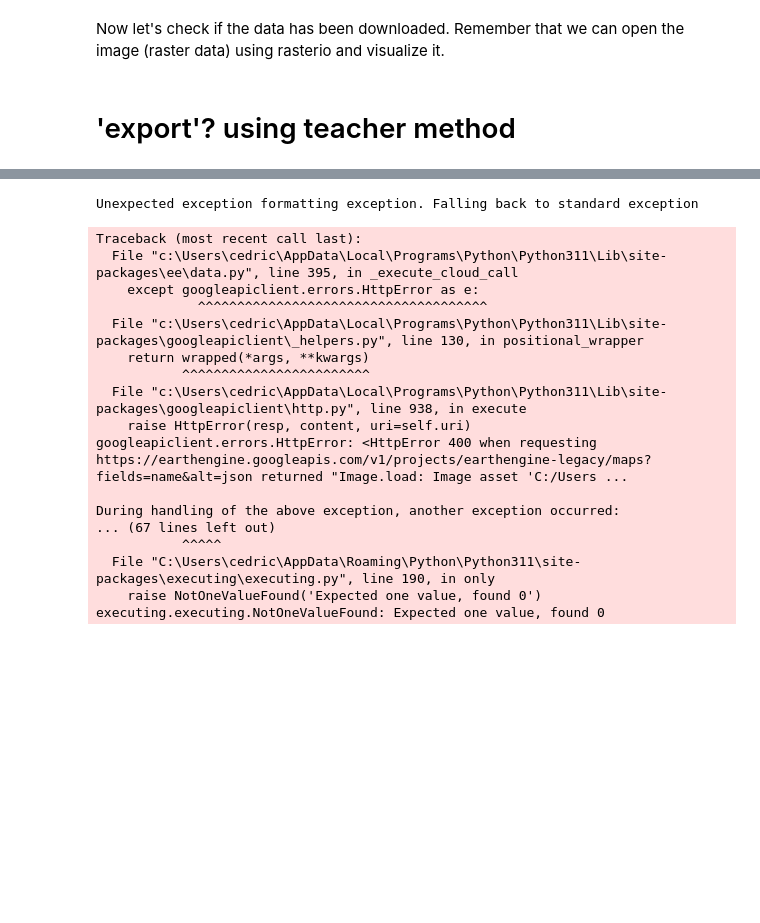
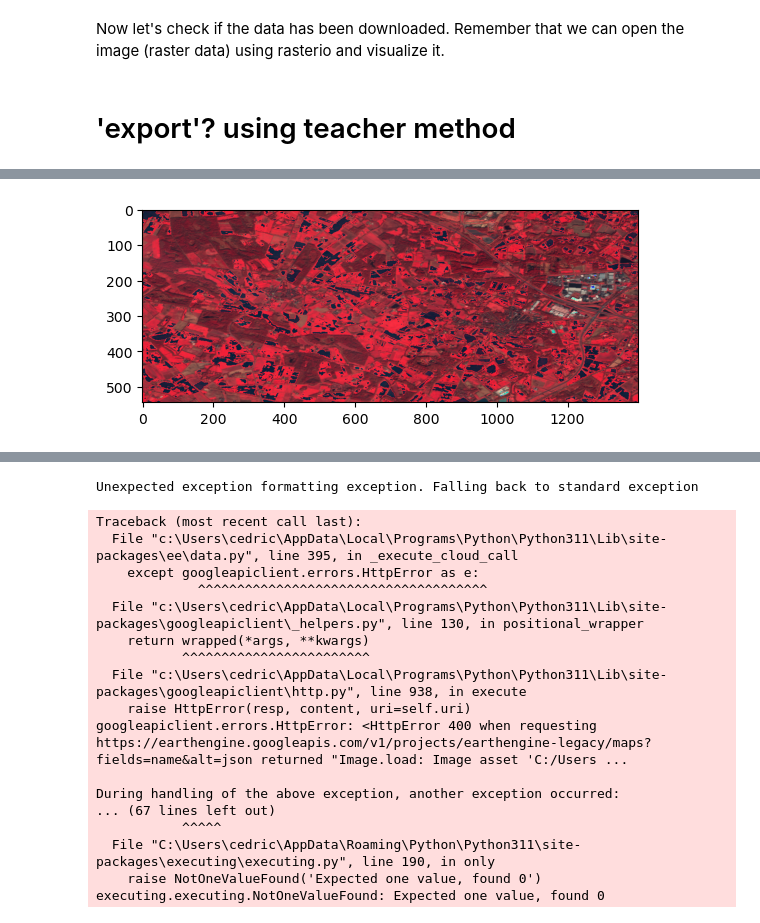
Before and after one commit to Holthuizen/GIS-Final, a Jupyter notebook: code/template_gee copy.ipynb, the cells around one changed output, grey strips where cells are left out. Cells and saved outputs as stored; diff of their text form; code cells hidden in the pictures; blank space fills up the shorter version.

```diff
--- a/code/template_gee copy.ipynb
+++ b/code/template_gee copy.ipynb
@@ -297,3 +280,12 @@ print(img_rgb.shape)
+# %%
+
+# Scale the data to [0, 255] to show as an RGB image.
+# Adapted from https://bit.ly/2XlmQY8. Credits to Justin Braaten
+rgb_img_test = (255 * ((img_rgb[:, :, 0:3] - 100) / 3500)).astype('uint8')
+plt.imshow(rgb_img_test)
+plt.show()
+# %% [output]
+[figure, added]
 # %%
 # This function normalizes each rgb band and helps you to have a better visualization.
 
```
Also changed, not shown: parts of 20 cells of this notebook, 2 other files.
